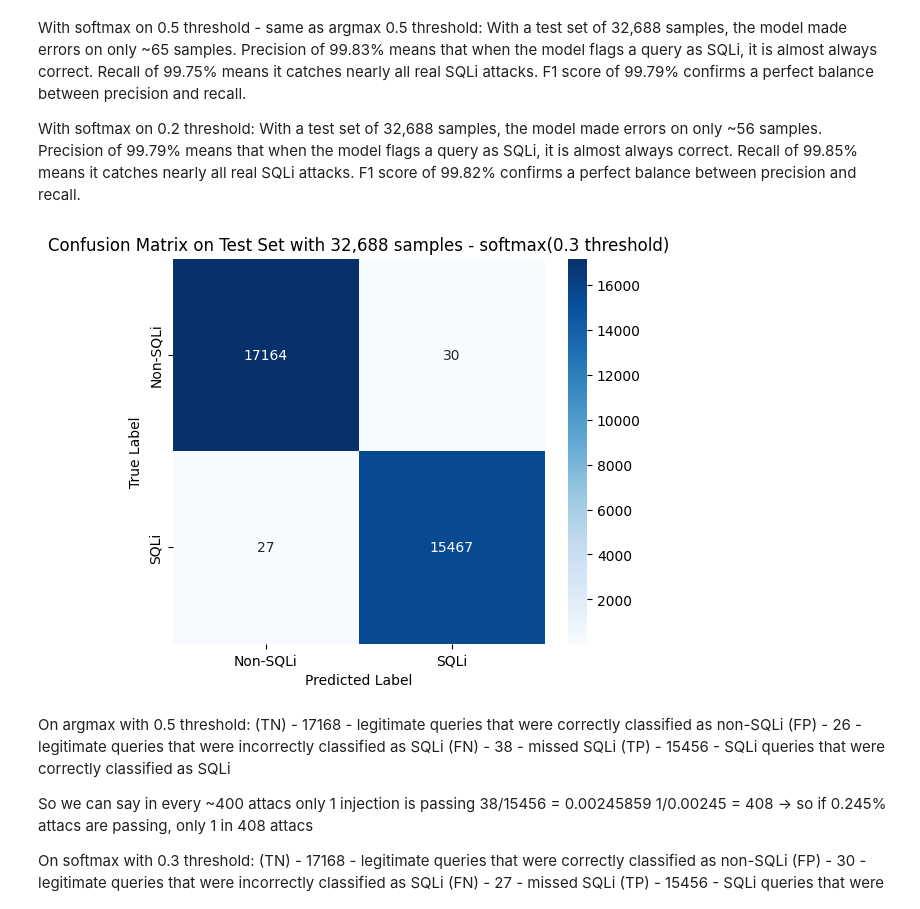
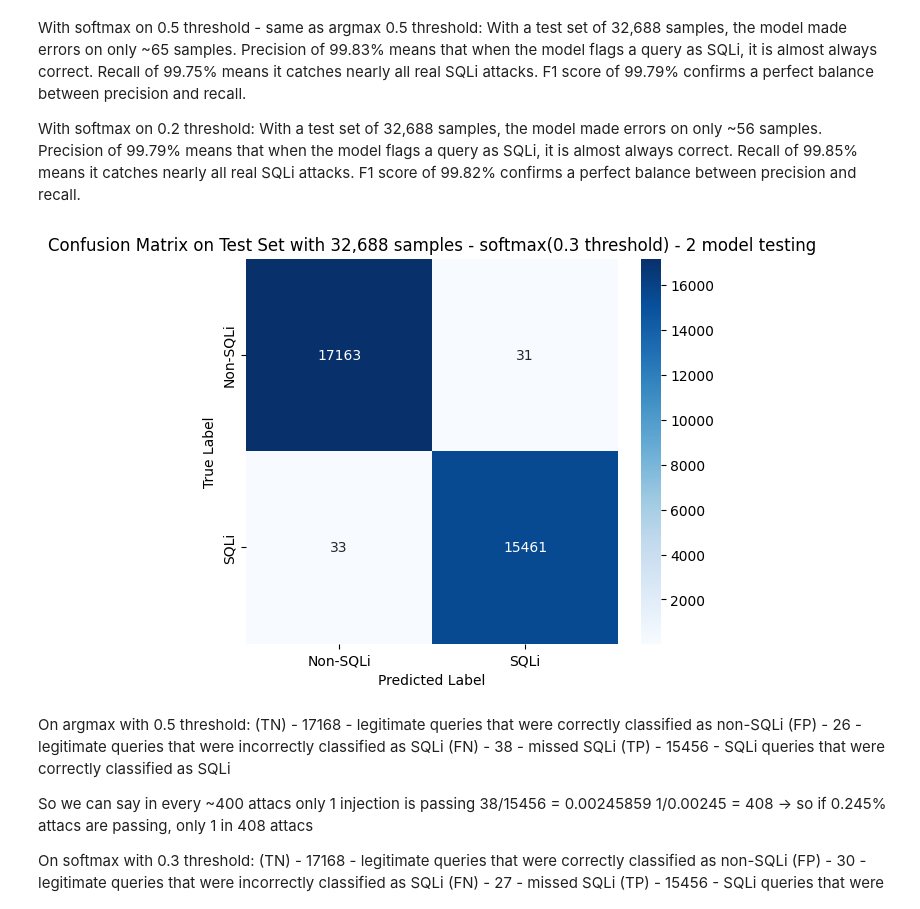
Before and after one commit to viserionnina/bert-sqli-detection, a Jupyter notebook: notebooks/training.ipynb, the cells around one changed output. Saved outputs shown, nothing was run; the diff lists cells and outputs as text; code cells hidden in the pictures.

Commit message:
Saving new model with new data

```diff
--- a/notebooks/training.ipynb
+++ b/notebooks/training.ipynb
@@ -568,16 +571,16 @@ With a test set of 32,688 samples, the model made errors on only ~56 samples. Pr
 # %%
 #visualising the confusion matrix for the test set
 cm = confusion_matrix(true_labels, predicted_labels)
 
 plt.figure(figsize=(6, 5))
 sns.heatmap(cm, annot=True, fmt='d', cmap='Blues', xticklabels=['Non-SQLi', 'SQLi'], yticklabels=['Non-SQLi', 'SQLi'])
-plt.title('Confusion Matrix on Test Set with 32,688 samples - softmax(0.3 threshold)')
+plt.title('Confusion Matrix on Test Set with 32,688 samples - softmax(0.3 threshold) - 2 model testing')
 plt.ylabel('True Label')
 plt.xlabel('Predicted Label')
-plt.savefig('../results/confusion_matrix_on_test_softmax_0_3.png', dpi=300, bbox_inches='tight')
+plt.savefig('../results/confusion_matrix_on_test_softmax_0_3_2_model_testing.png', dpi=300, bbox_inches='tight')
 plt.show()
 # %% [output]
-[figure, old version]
+[figure, new version]
 # %% [markdown]
 On argmax with 0.5 threshold:
 (TN) - 17168 - legitimate queries that were correctly classified as non-SQLi
```
Also changed, not shown: parts of 4 cells of this notebook, 6 other files.
